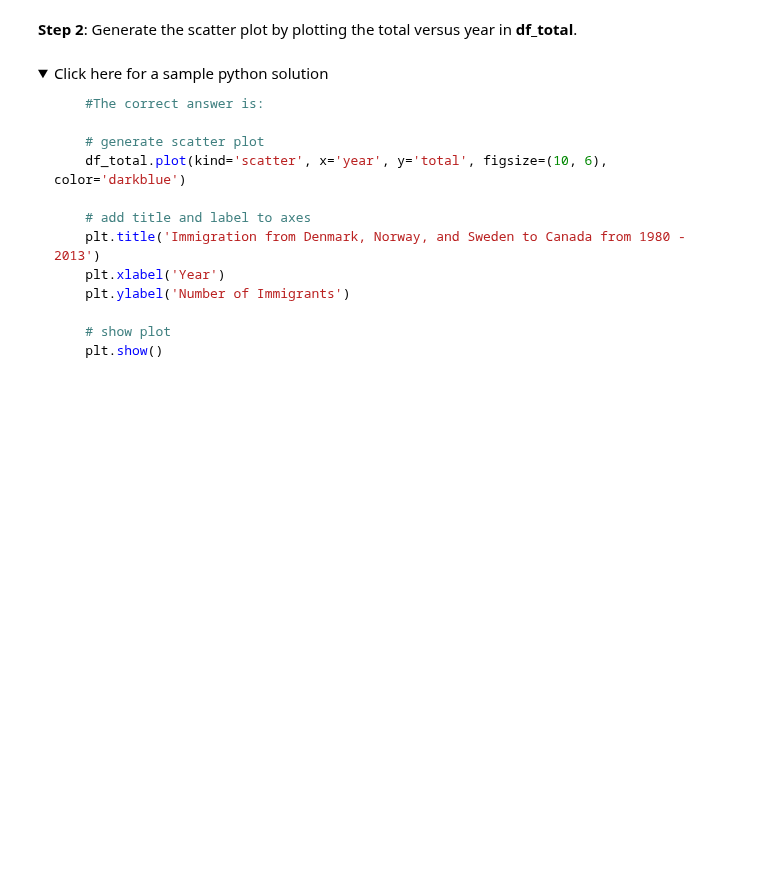
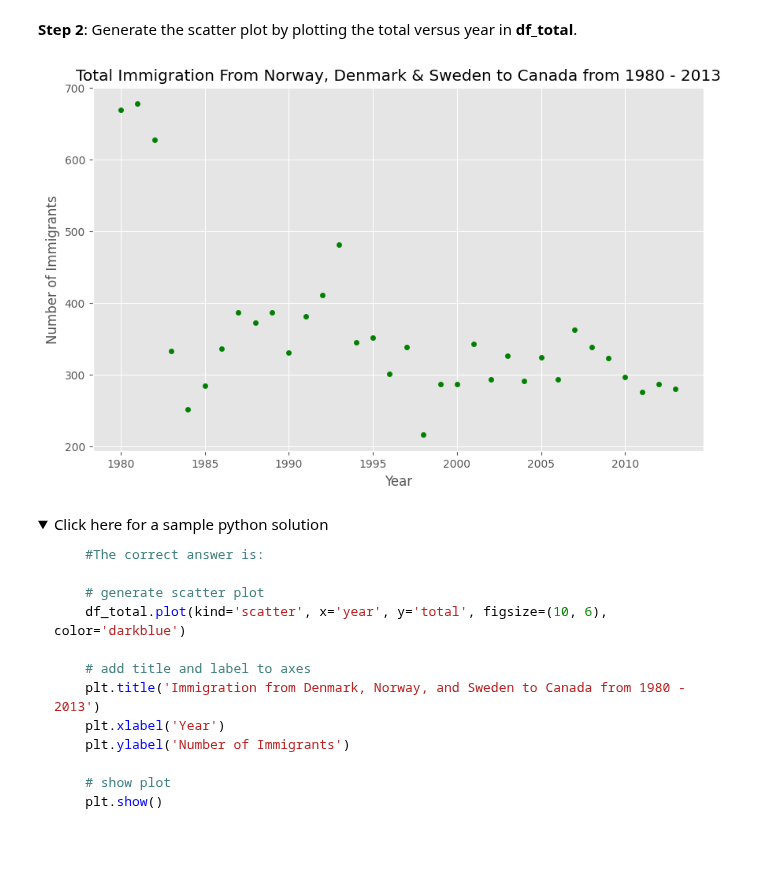
Before and after one commit to CxLos/IBM-Practice-Labs, a Jupyter notebook: 8. Data Visualization with Python/W2 - Basic and Specialized Visualization Tools/Labs/DV0101EN-Exercise-Pie-Charts-Box-Plots-Scatter-Plots-and-Bubble-Plots.ipynb, the cells around one changed output. Saved outputs shown, nothing was run; the diff lists cells and outputs as text; code cells hidden in the pictures; folded sections open; blank space fills up the shorter version.

```diff
--- a/8. Data Visualization with Python/W2 - Basic and Specialized Visualization Tools/Labs/DV0101EN-Exercise-Pie-Charts-Box-Plots-Scatter-Plots-and-Bubble-Plots.ipynb
+++ b/8. Data Visualization with Python/W2 - Basic and Specialized Visualization Tools/Labs/DV0101EN-Exercise-Pie-Charts-Box-Plots-Scatter-Plots-and-Bubble-Plots.ipynb
@@ -611,3 +779,20 @@ As a side note, we can observe that immigration took a dip around 1993 - 1997. F
 5.  Display the resulting dataframe.
 # %%
 ### type your answer here
+
+df_scan = df_can.loc[['Norway', 'Denmark', 'Sweden'], years].transpose()
+# print(df_scan)
+
+# create df_total by summing across three countries for each year
+df_total = pd.DataFrame(df_scan.sum(axis=1)) # axis=1 for rows
+
+# reset index in place
+df_total.reset_index(inplace=True)
+
+# rename columns
+df_total.columns = ['year', 'total']
+
+# change column year from string to int to create scatter plot
+df_total['year'] = df_total['year'].astype(int)
+
+df_total.head()
@@ -643,6 +835,16 @@ As a side note, we can observe that immigration took a dip around 1993 - 1997. F
 **Step 2**: Generate the scatter plot by plotting the total versus year in **df_total**.
 # %%
 ### type your answer here
+
+
+df_total.plot(kind='scatter', x='year', y='total', figsize=(10, 6), color='green')
+
+plt.title('Total Immigration From Norway, Denmark & Sweden to Canada from 1980 - 2013')
+plt.xlabel('Year')
+plt.ylabel('Number of Immigrants')
+plt.show()
+# %% [output]
+[figure, added]
 # %% [markdown]
 <details><summary>Click here for a sample python solution</summary>
 
```
Also changed, not shown: parts of 23 cells of this notebook, 1 other file.
